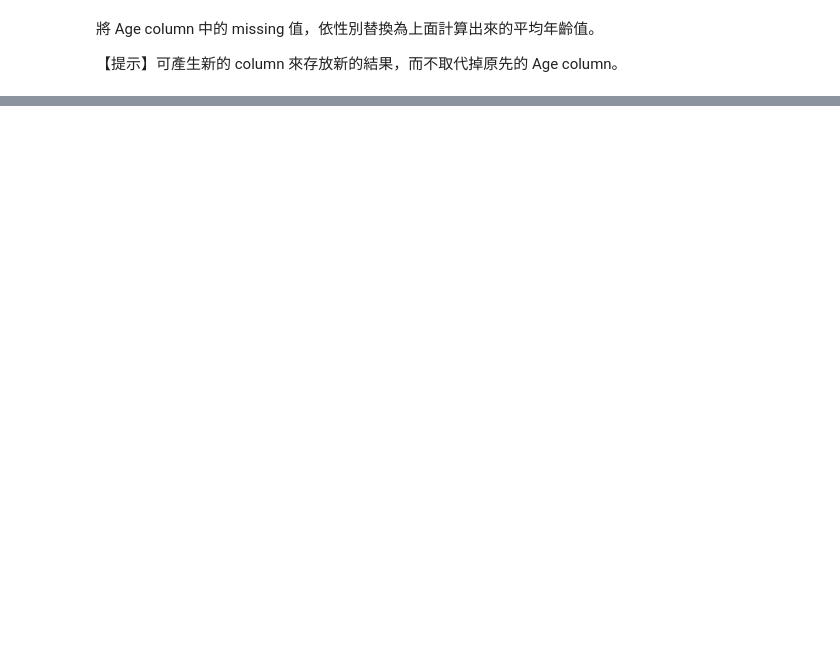
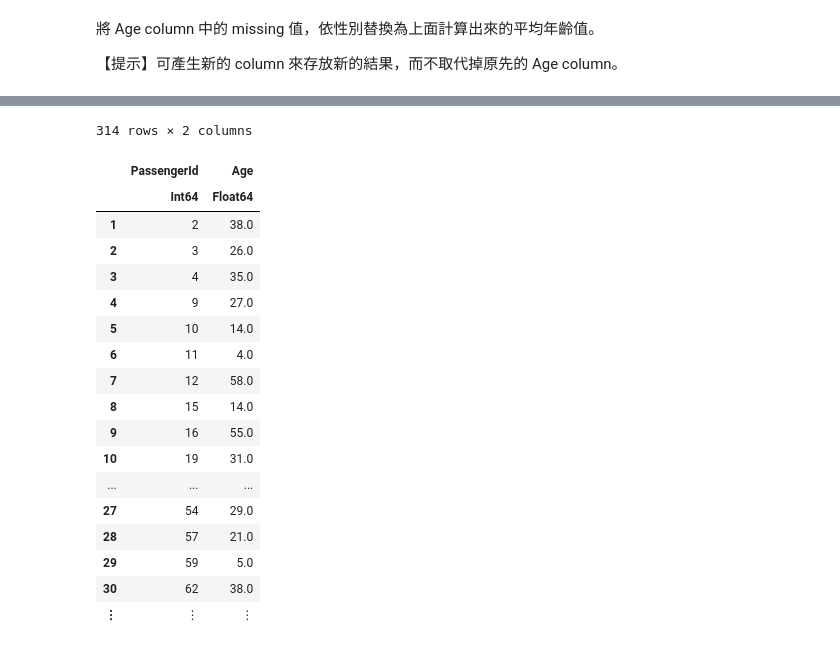
Before and after one commit to EricZeeLi/1st-JuliaMarathon, a Jupyter notebook: homework/Day_020_HW.ipynb, the cells around one changed output, grey strips where cells are left out. Drawn from its saved outputs; the diff is of its cells as text; code cells hidden in the pictures; blank space fills up the shorter version.

```diff
--- a/homework/Day_020_HW.ipynb
+++ b/homework/Day_020_HW.ipynb
@@ -126,0 +161,22 @@ df[df.Sex .=="female", [:PassengerId, :Age]]
+# %%
+fdf=hcat(df[df.Sex .=="female", [:PassengerId]], coalesce.(df[df.Sex .=="female", [:Age]], female_age_avg))
+# %% [output]
+314 rows × 2 columns
+|  | PassengerId | Age |
+|  | Int64 | Float64 |
+| 1 | 2 | 38.0 |
+| 2 | 3 | 26.0 |
+| 3 | 4 | 35.0 |
+| 4 | 9 | 27.0 |
+| 5 | 10 | 14.0 |
+| 6 | 11 | 4.0 |
+| 7 | 12 | 58.0 |
+| 8 | 15 | 14.0 |
+| 9 | 16 | 55.0 |
+| 10 | 19 | 31.0 |
+| ... | ... | ... |
+| 27 | 54 | 29.0 |
+| 28 | 57 | 21.0 |
+| 29 | 59 | 5.0 |
+| 30 | 62 | 38.0 |
+| ⋮ | ⋮ | ⋮ |
```
Also changed, not shown: parts of 13 cells of this notebook.
